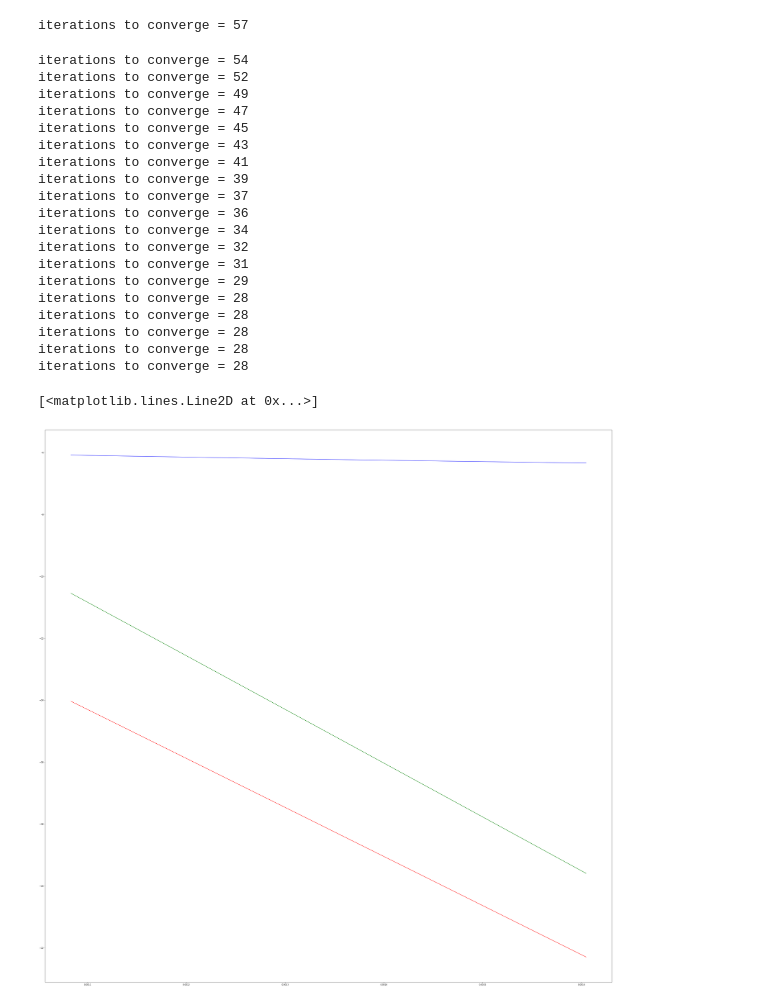
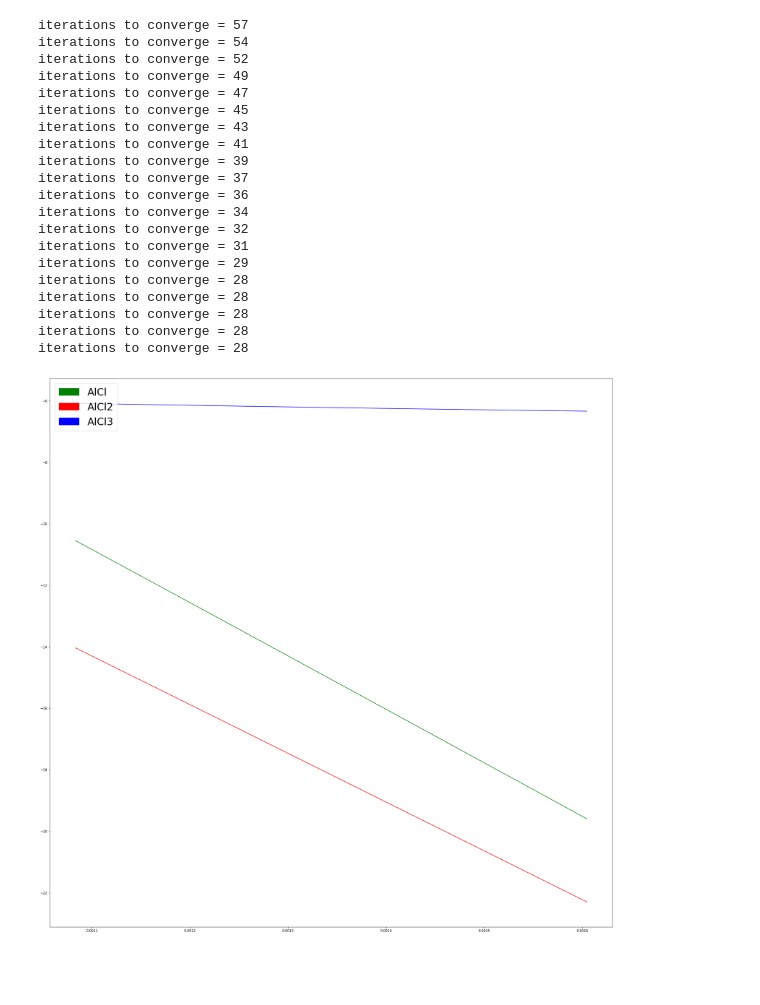
Before and after one commit to vlad107/numerical_methods_course_work, a Jupyter notebook: code.ipynb, the cells around one changed output. Cells and saved outputs as stored; diff of their text form; code cells hidden in the pictures; blank space fills up the shorter version.

```diff
--- a/code.ipynb
+++ b/code.ipynb
@@ -10,8 +10,14 @@ import sys
 
 from IPython.core.debugger import Tracer
 # %%
-def plot(x, y, cnt = 3):
-    fig, ax = plt.subplots(figsize = (50, 50))
+def plot(x, y, leg_labels, cnt = 3):
+    fig, ax = plt.subplots(figsize = (30, 30))
+
+    green_patch = mpatches.Patch(color='green', label=leg_labels[0])
+    red_patch = mpatches.Patch(color='red', label=leg_labels[1])
+    blue_patch = mpatches.Patch(color='blue', label=leg_labels[2])
+    plt.legend(handles=[green_patch, red_patch, blue_patch], prop={'size':30}, loc=2)
+
     ax.plot(x, list(map(lambda ys: ys[0], y)), color='g')
     ax.plot(x, list(map(lambda ys: ys[1], y)), color='r')
     ax.plot(x, list(map(lambda ys: ys[2], y)), color='b')
@@ -22,9 +28,13 @@ P_A = 1e5 # atmosphere pressure WARNING (can be not 1e5)
 R = 8.314
 delta = 0.1
 
+p_Al = 2690
+p_Ga = 5900
+p_AlN = 3200
+p_GaN = 6150
+
 def init():
     global P_A
-#     sys.stderr.write("P_a = %f" % (P_A))
 
     x = lambda T: T / 1e4
 
@@ -234,7 +244,6 @@ def solve(T):
               + data["D"]["HCl"](T) * (data["Pg"]["HCl"] - x[4])
     ]
 
-
     start = [1,2,3,4,5]
     x = newton_method(np.array(J), np.array(f), start)
 
@@ -244,34 +253,36 @@ def solve(T):
     for s in subs:
         data.loc[s, "G_flowAl"] = data.loc[s, "D"](T) * (data.loc[s, "Pg"] - data.loc[s, "PeAl"]) / (R * T * delta)
 
-    return [data.loc[s, "G_flowAl"] for s in subs]
+    V_Al = ((data.loc["AlCl", "G"](T) + data.loc["AlCl2", "G"](T) + data.loc["AlCl3", "G"](T)) * data["mu"]["Al"] / p_Al) * 1e9
+
+    return [[data.loc[s, "G_flowAl"] for s in subs], V_Al]
 
 t_cs = np.linspace(350, 650, 20)
-y = [list(map(lambda el: np.log(-el), solve(t_c + 273.15))) for t_c in t_cs]
+res = [solve(t_c + 273.15) for t_c in t_cs]
+y = [list(map(lambda el: np.log(-el), cr[0])) for cr in res]
 x = [1 / (t_c + 273.15) for t_c in t_cs]
 # %% [output]
 iterations to converge = 57
+iterations to converge = 54
+iterations to converge = 52
+iterations to converge = 49
+iterations to converge = 47
+iterations to converge = 45
+iterations to converge = 43
+iterations to converge = 41
+iterations to converge = 39
+iterations to converge = 37
+iterations to converge = 36
+iterations to converge = 34
+iterations to converge = 32
+iterations to converge = 31
+iterations to converge = 29
+iterations to converge = 28
+iterations to converge = 28
+iterations to converge = 28
+iterations to converge = 28
+iterations to converge = 28
-iterations to converge = 54
-iterations to converge = 52
-iterations to converge = 49
-iterations to converge = 47
-iterations to converge = 45
-iterations to converge = 43
-iterations to converge = 41
-iterations to converge = 39
-iterations to converge = 37
-iterations to converge = 36
-iterations to converge = 34
-iterations to converge = 32
-iterations to converge = 31
-iterations to converge = 29
-iterations to converge = 28
-iterations to converge = 28
-iterations to converge = 28
-iterations to converge = 28
-iterations to converge = 28
 # %%
-plot(x, y)
+plot(x, y, leg_labels = ["AlCl", "AlCl2", "AlCl3"])
 # %% [output]
-[<matplotlib.lines.Line2D at 0x...>]
-[figure, old version]
+[figure, new version]
```
Also changed, not shown: parts of 8 cells of this notebook.
